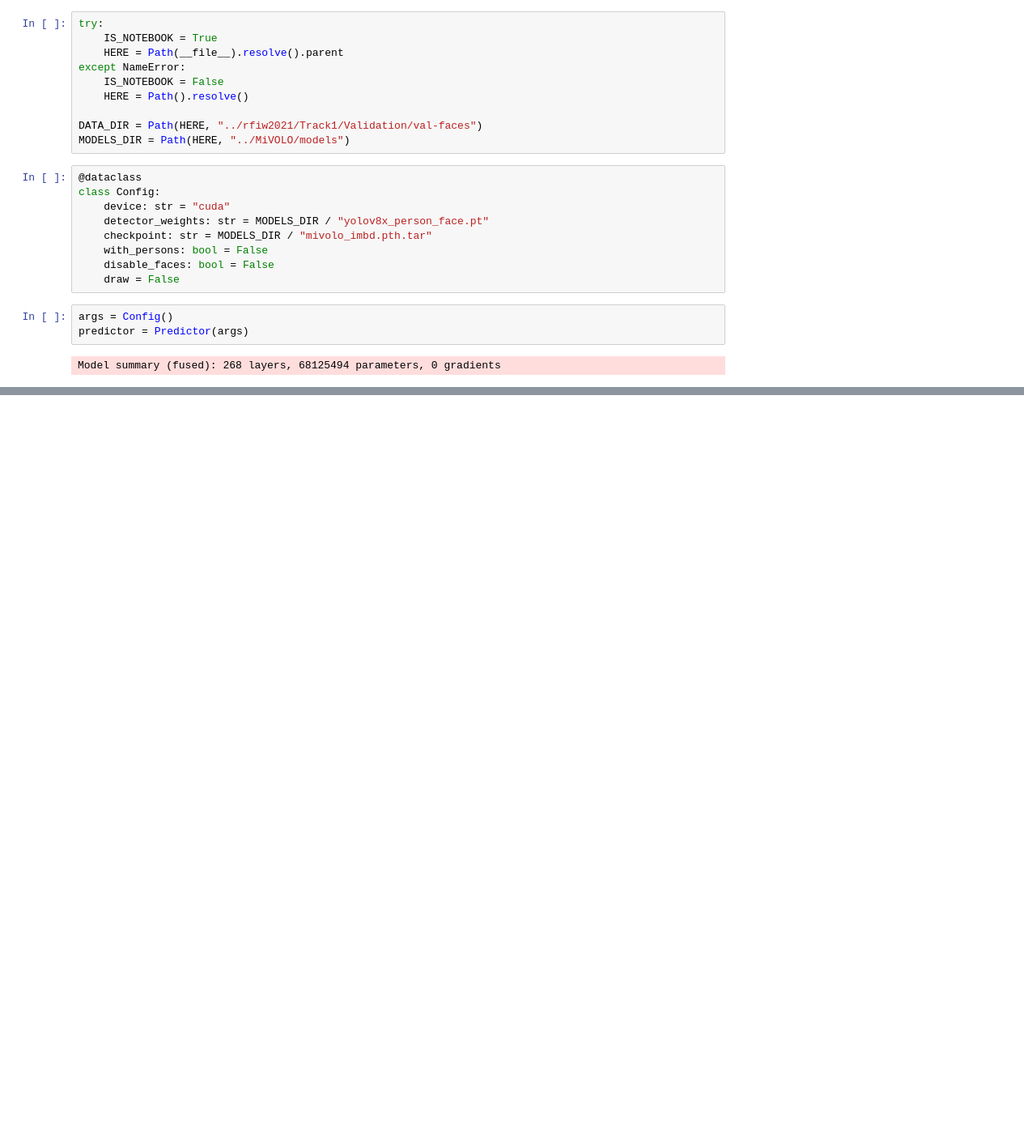
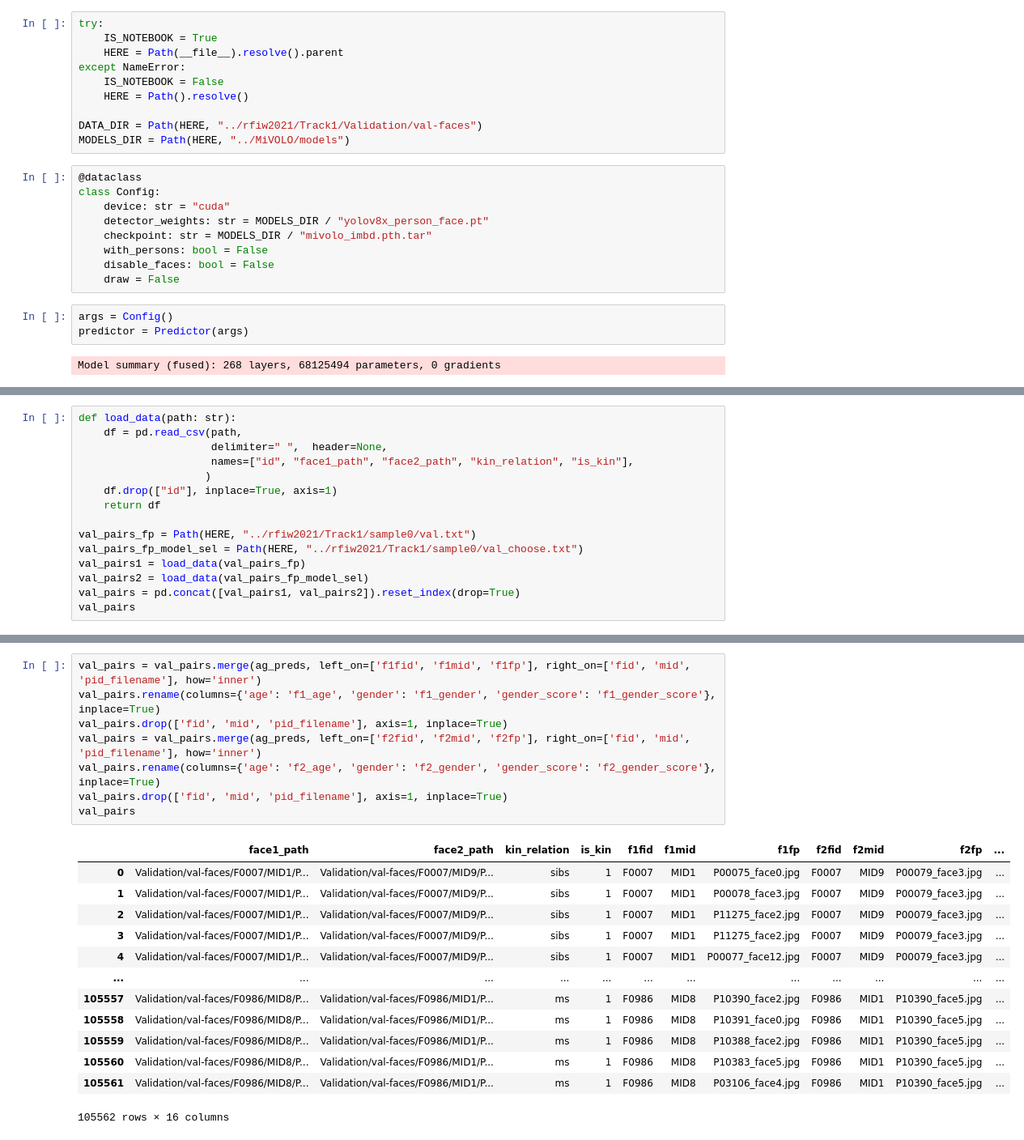
Before and after one commit to vitalwarley/research, a Jupyter notebook: notebooks/rfiw_age_gender_analysis.ipynb, the cells around one changed output, grey strips where cells are left out. Shown at 81% size. Cells and saved outputs as stored; diff of their text form; blank space fills up the shorter version.

```diff
--- a/notebooks/rfiw_age_gender_analysis.ipynb
+++ b/notebooks/rfiw_age_gender_analysis.ipynb
@@ -91,0 +153,15 @@ df
+# %%
+def load_data(path: str):
+    df = pd.read_csv(path,
+                     delimiter=" ",  header=None,
+                     names=["id", "face1_path", "face2_path", "kin_relation", "is_kin"],
+                    )
+    df.drop(["id"], inplace=True, axis=1)
+    return df
+
+val_pairs_fp = Path(HERE, "../rfiw2021/Track1/sample0/val.txt")
+val_pairs_fp_model_sel = Path(HERE, "../rfiw2021/Track1/sample0/val_choose.txt")
+val_pairs1 = load_data(val_pairs_fp)
+val_pairs2 = load_data(val_pairs_fp_model_sel)
+val_pairs = pd.concat([val_pairs1, val_pairs2]).reset_index(drop=True)
+val_pairs
@@ -91,0 +221,22 @@ df
+# %%
+val_pairs = val_pairs.merge(ag_preds, left_on=['f1fid', 'f1mid', 'f1fp'], right_on=['fid', 'mid', 'pid_filename'], how='inner')
+val_pairs.rename(columns={'age': 'f1_age', 'gender': 'f1_gender', 'gender_score': 'f1_gender_score'}, inplace=True)
+val_pairs.drop(['fid', 'mid', 'pid_filename'], axis=1, inplace=True)
+val_pairs = val_pairs.merge(ag_preds, left_on=['f2fid', 'f2mid', 'f2fp'], right_on=['fid', 'mid', 'pid_filename'], how='inner')
+val_pairs.rename(columns={'age': 'f2_age', 'gender': 'f2_gender', 'gender_score': 'f2_gender_score'}, inplace=True)
+val_pairs.drop(['fid', 'mid', 'pid_filename'], axis=1, inplace=True)
+val_pairs
+# %% [output]
+|  | face1_path | face2_path | kin_relation | is_kin | f1fid | f1mid | f1fp | f2fid | f2mid | f2fp | ... |
+| 0 | Validation/val-faces/F0007/MID1/P... | Validation/val-faces/F0007/MID9/P... | sibs | 1 | F0007 | MID1 | P00075_face0.jpg | F0007 | MID9 | P00079_face3.jpg | ... |
+| 1 | Validation/val-faces/F0007/MID1/P... | Validation/val-faces/F0007/MID9/P... | sibs | 1 | F0007 | MID1 | P00078_face3.jpg | F0007 | MID9 | P00079_face3.jpg | ... |
+| 2 | Validation/val-faces/F0007/MID1/P... | Validation/val-faces/F0007/MID9/P... | sibs | 1 | F0007 | MID1 | P11275_face2.jpg | F0007 | MID9 | P00079_face3.jpg | ... |
+| 3 | Validation/val-faces/F0007/MID1/P... | Validation/val-faces/F0007/MID9/P... | sibs | 1 | F0007 | MID1 | P11275_face2.jpg | F0007 | MID9 | P00079_face3.jpg | ... |
+| 4 | Validation/val-faces/F0007/MID1/P... | Validation/val-faces/F0007/MID9/P... | sibs | 1 | F0007 | MID1 | P00077_face12.jpg | F0007 | MID9 | P00079_face3.jpg | ... |
+| ... | ... | ... | ... | ... | ... | ... | ... | ... | ... | ... | ... |
+| 105557 | Validation/val-faces/F0986/MID8/P... | Validation/val-faces/F0986/MID1/P... | ms | 1 | F0986 | MID8 | P10390_face2.jpg | F0986 | MID1 | P10390_face5.jpg | ... |
+| 105558 | Validation/val-faces/F0986/MID8/P... | Validation/val-faces/F0986/MID1/P... | ms | 1 | F0986 | MID8 | P10391_face0.jpg | F0986 | MID1 | P10390_face5.jpg | ... |
+| 105559 | Validation/val-faces/F0986/MID8/P... | Validation/val-faces/F0986/MID1/P... | ms | 1 | F0986 | MID8 | P10388_face2.jpg | F0986 | MID1 | P10390_face5.jpg | ... |
+| 105560 | Validation/val-faces/F0986/MID8/P... | Validation/val-faces/F0986/MID1/P... | ms | 1 | F0986 | MID8 | P10383_face5.jpg | F0986 | MID1 | P10390_face5.jpg | ... |
+| 105561 | Validation/val-faces/F0986/MID8/P... | Validation/val-faces/F0986/MID1/P... | ms | 1 | F0986 | MID8 | P03106_face4.jpg | F0986 | MID1 | P10390_face5.jpg | ... |
+105562 rows × 16 columns
```
Also changed, not shown: parts of 13 cells of this notebook, 1 other file.
